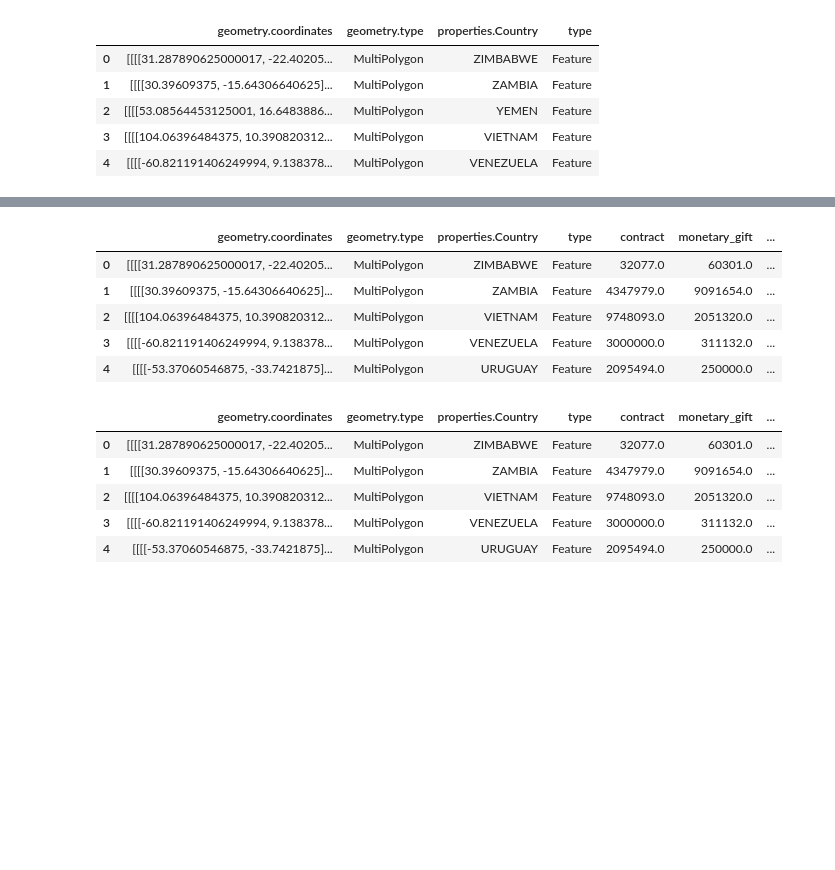
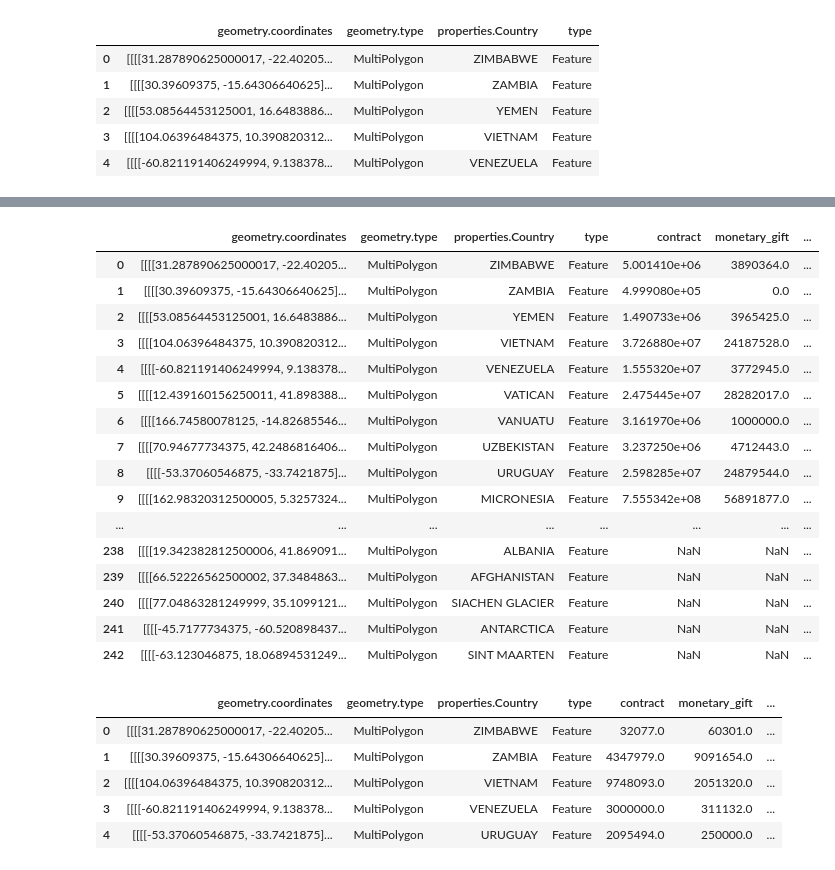
Before and after one commit to Humera97/Data-Studio, a Jupyter notebook: us_college_foreign_gifts/Map.ipynb, the cells around one changed output, grey strips where cells are left out. Saved outputs shown, nothing was run; the diff lists cells and outputs as text; code cells hidden in the pictures; blank space fills up the shorter version.

```diff
--- a/us_college_foreign_gifts/Map.ipynb
+++ b/us_college_foreign_gifts/Map.ipynb
@@ -86,5 +195,12 @@ df.head()
+# %%
+df_data['properties.Country'] = df_data['properties.Country'].astype(str)
+df['properties.Country'] = df['properties.Country'].astype(str)
+# %%
+df_data['properties.Country'] = df_data['properties.Country'].str.strip()
+# %%
+df['properties.Country'] = df['properties.Country'].str.strip()
 # %%
-df2 = df.merge(df_data,on=['properties.Country'], how = 'inner')
+df2 = df.merge(df_data,on=['properties.Country'], how = '')
 # %%
 df2
 # %% [output]
@@ -108,14 +224,25 @@ df2
 # %%
 df2['properties.name'] = df2['properties.Country'].apply(lambda x: x.title())
 # %%
-df2.head()
+df2
 # %% [output]
 |  | geometry.coordinates | geometry.type | properties.Country | type | contract | monetary_gift | ... |
-| 0 | [[[[31.287890625000017, -22.40205... | MultiPolygon | ZIMBABWE | Feature | 32077.0 | 60301.0 | ... |
-| 1 | [[[[30.39609375, -15.64306640625]... | MultiPolygon | ZAMBIA | Feature | 4347979.0 | 9091654.0 | ... |
-| 2 | [[[[104.06396484375, 10.390820312... | MultiPolygon | VIETNAM | Feature | 9748093.0 | 2051320.0 | ... |
-| 3 | [[[[-60.821191406249994, 9.138378... | MultiPolygon | VENEZUELA | Feature | 3000000.0 | 311132.0 | ... |
-| 4 | [[[[-53.37060546875, -33.7421875]... | MultiPolygon | URUGUAY | Feature | 2095494.0 | 250000.0 | ... |
+| 0 | [[[[31.287890625000017, -22.40205... | MultiPolygon | ZIMBABWE | Feature | 5.001410e+06 | 3890364.0 | ... |
+| 1 | [[[[30.39609375, -15.64306640625]... | MultiPolygon | ZAMBIA | Feature | 4.999080e+05 | 0.0 | ... |
+| 2 | [[[[53.08564453125001, 16.6483886... | MultiPolygon | YEMEN | Feature | 1.490733e+06 | 3965425.0 | ... |
+| 3 | [[[[104.06396484375, 10.390820312... | MultiPolygon | VIETNAM | Feature | 3.726880e+07 | 24187528.0 | ... |
+| 4 | [[[[-60.821191406249994, 9.138378... | MultiPolygon | VENEZUELA | Feature | 1.555320e+07 | 3772945.0 | ... |
+| 5 | [[[[12.439160156250011, 41.898388... | MultiPolygon | VATICAN | Feature | 2.475445e+07 | 28282017.0 | ... |
+| 6 | [[[[166.74580078125, -14.82685546... | MultiPolygon | VANUATU | Feature | 3.161970e+06 | 1000000.0 | ... |
+| 7 | [[[[70.94677734375, 42.2486816406... | MultiPolygon | UZBEKISTAN | Feature | 3.237250e+06 | 4712443.0 | ... |
+| 8 | [[[[-53.37060546875, -33.7421875]... | MultiPolygon | URUGUAY | Feature | 2.598285e+07 | 24879544.0 | ... |
+| 9 | [[[[162.98320312500005, 5.3257324... | MultiPolygon | MICRONESIA | Feature | 7.555342e+08 | 56891877.0 | ... |
+| ... | ... | ... | ... | ... | ... | ... | ... |
+| 238 | [[[[19.342382812500006, 41.869091... | MultiPolygon | ALBANIA | Feature | NaN | NaN | ... |
+| 239 | [[[[66.52226562500002, 37.3484863... | MultiPolygon | AFGHANISTAN | Feature | NaN | NaN | ... |
+| 240 | [[[[77.04863281249999, 35.1099121... | MultiPolygon | SIACHEN GLACIER | Feature | NaN | NaN | ... |
+| 241 | [[[[-45.7177734375, -60.520898437... | MultiPolygon | ANTARCTICA | Feature | NaN | NaN | ... |
+| 242 | [[[[-63.123046875, 18.06894531249... | MultiPolygon | SINT MAARTEN | Feature | NaN | NaN | ... |
 # %%
 def nice_text(district):
 
```
Also changed, not shown: parts of 25 cells of this notebook, 6 other files.
